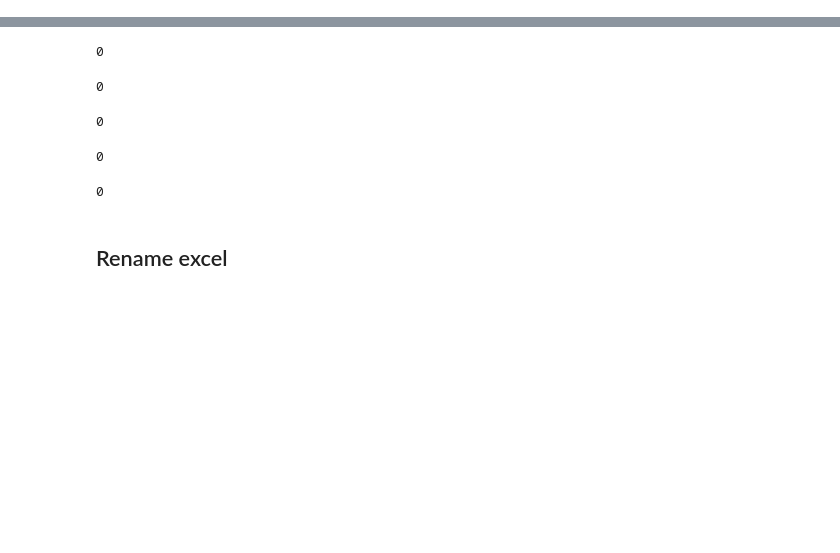
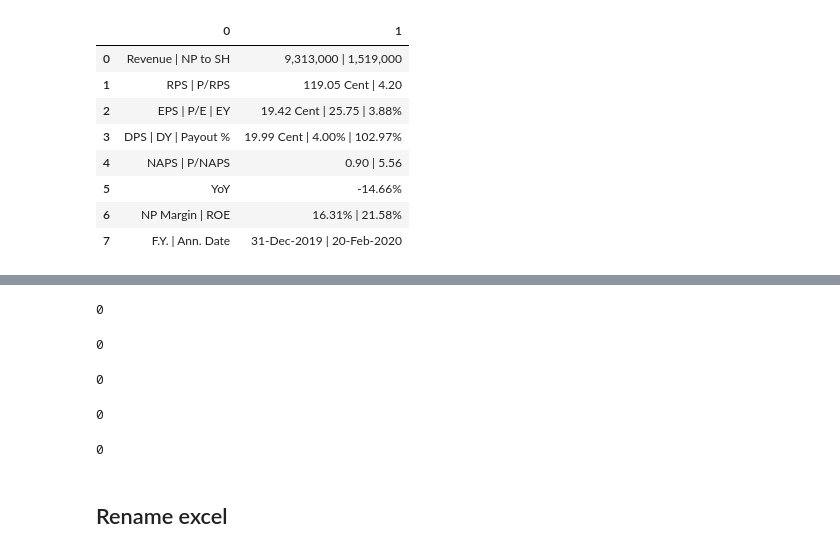
Before and after one commit to nimotsu/stock, a Jupyter notebook: Scrape_from_investing.ipynb, the cells around one changed output, grey strips where cells are left out. Drawn from its saved outputs; the diff is of its cells as text; code cells hidden in the pictures; blank space fills up the shorter version.

```diff
--- a/Scrape_from_investing.ipynb
+++ b/Scrape_from_investing.ipynb
@@ -200,0 +85,12 @@ soup = BeautifulSoup(html)
+# %%
+pd.read_html(html)[10]
+# %% [output]
+|  | 0 | 1 |
+| 0 | Revenue | NP to SH | 9,313,000 | 1,519,000 |
+| 1 | RPS | P/RPS | 119.05 Cent | 4.20 |
+| 2 | EPS | P/E | EY | 19.42 Cent | 25.75 | 3.88% |
+| 3 | DPS | DY | Payout % | 19.99 Cent | 4.00% | 102.97% |
+| 4 | NAPS | P/NAPS | 0.90 | 5.56 |
+| 5 | YoY | -14.66% |
+| 6 | NP Margin | ROE | 16.31% | 21.58% |
+| 7 | F.Y. | Ann. Date | 31-Dec-2019 | 20-Feb-2020 |
```
Also changed, not shown: parts of 32 cells of this notebook, 4 other files.
